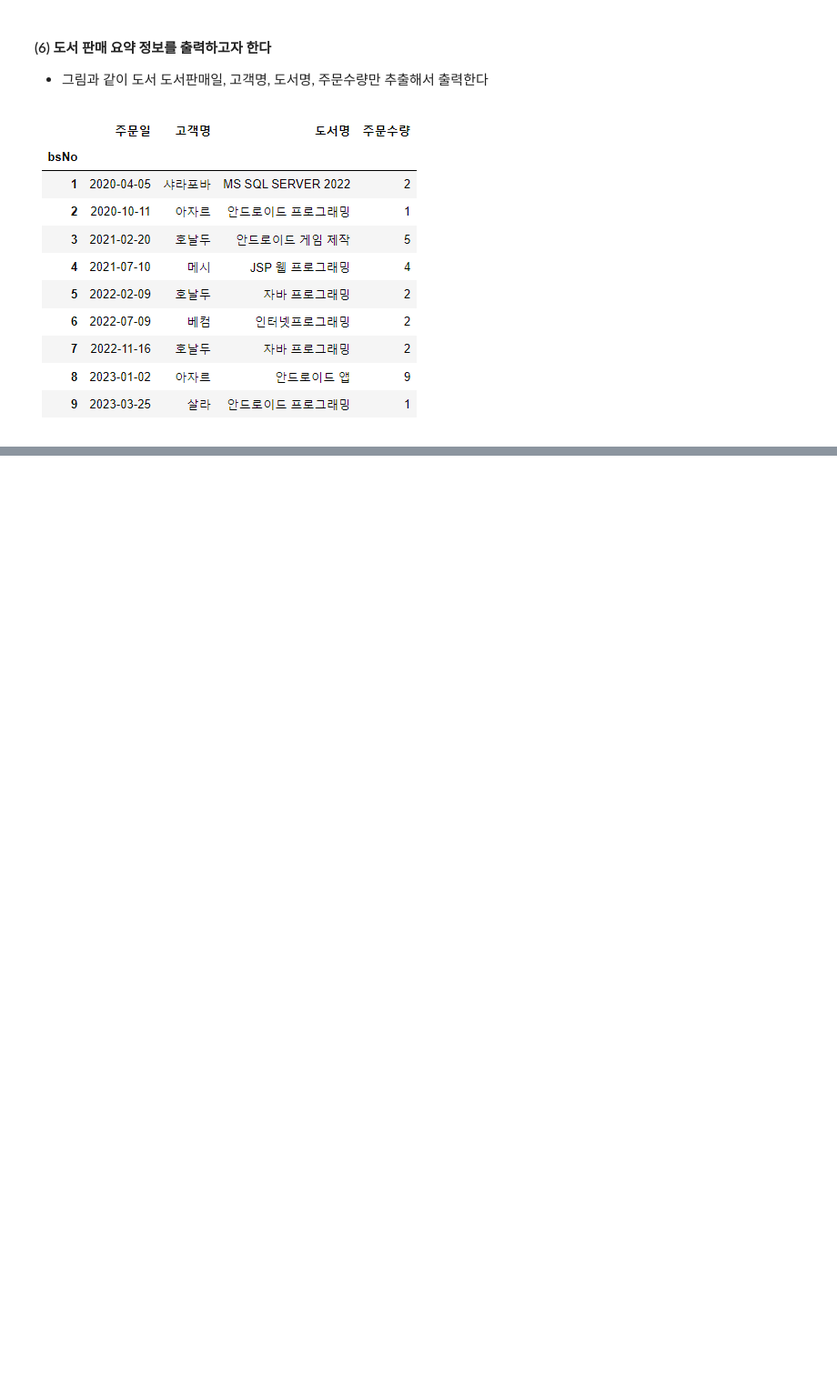
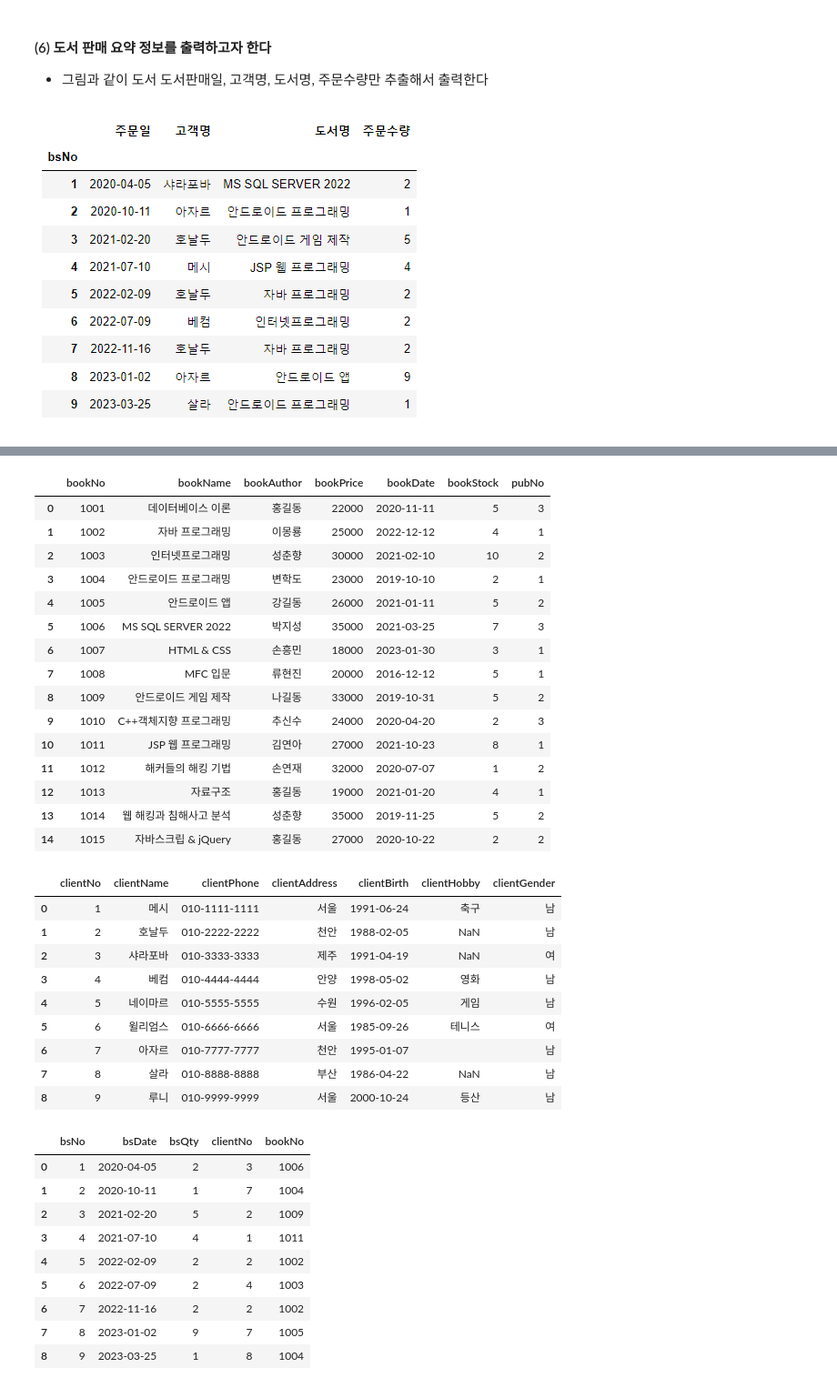
Before and after one commit to BangSungjoon/TIL, a Jupyter notebook: AIWorkspace/source_code/10_판다스 (데이터프레임) 병합-연습문제.ipynb, the cells around one changed output, grey strips where cells are left out. Shown: that part at 91% size. Drawn from its saved outputs; the diff is of its cells as text; code cells hidden in the pictures; blank space fills up the shorter version.

```diff
--- a/AIWorkspace/source_code/10_판다스 (데이터프레임) 병합-연습문제.ipynb
+++ b/AIWorkspace/source_code/10_판다스 (데이터프레임) 병합-연습문제.ipynb
@@ -173,0 +343,45 @@ df2 = pd.DataFrame({
+# %%
+# 방법3 : 인덱스 지정하지 않고 파일 읽은 경우
+book = pd.read_csv('../data/book.csv')
+client = pd.read_csv('../data/client.csv')
+bookSale = pd.read_csv('../data/bookSale.csv')
+book
+client
+bookSale
+# %% [output]
+|  | bookNo | bookName | bookAuthor | bookPrice | bookDate | bookStock | pubNo |
+| 0 | 1001 | 데이터베이스 이론 | 홍길동 | 22000 | 2020-11-11 | 5 | 3 |
+| 1 | 1002 | 자바 프로그래밍 | 이몽룡 | 25000 | 2022-12-12 | 4 | 1 |
+| 2 | 1003 | 인터넷프로그래밍 | 성춘향 | 30000 | 2021-02-10 | 10 | 2 |
+| 3 | 1004 | 안드로이드 프로그래밍 | 변학도 | 23000 | 2019-10-10 | 2 | 1 |
+| 4 | 1005 | 안드로이드 앱 | 강길동 | 26000 | 2021-01-11 | 5 | 2 |
+| 5 | 1006 | MS SQL SERVER 2022 | 박지성 | 35000 | 2021-03-25 | 7 | 3 |
+| 6 | 1007 | HTML & CSS | 손흥민 | 18000 | 2023-01-30 | 3 | 1 |
+| 7 | 1008 | MFC 입문 | 류현진 | 20000 | 2016-12-12 | 5 | 1 |
+| 8 | 1009 | 안드로이드 게임 제작 | 나길동 | 33000 | 2019-10-31 | 5 | 2 |
+| 9 | 1010 | C++객체지향 프로그래밍 | 추신수 | 24000 | 2020-04-20 | 2 | 3 |
+| 10 | 1011 | JSP 웹 프로그래밍 | 김연아 | 27000 | 2021-10-23 | 8 | 1 |
+| 11 | 1012 | 해커들의 해킹 기법 | 손연재 | 32000 | 2020-07-07 | 1 | 2 |
+| 12 | 1013 | 자료구조 | 홍길동 | 19000 | 2021-01-20 | 4 | 1 |
+| 13 | 1014 | 웹 해킹과 침해사고 분석 | 성춘향 | 35000 | 2019-11-25 | 5 | 2 |
+| 14 | 1015 | 자바스크립 & jQuery | 홍길동 | 27000 | 2020-10-22 | 2 | 2 |
+|  | clientNo | clientName | clientPhone | clientAddress | clientBirth | clientHobby | clientGender |
+| 0 | 1 | 메시 | 010-1111-1111 | 서울 | 1991-06-24 | 축구 | 남 |
+| 1 | 2 | 호날두 | 010-2222-2222 | 천안 | 1988-02-05 | NaN | 남 |
+| 2 | 3 | 샤라포바 | 010-3333-3333 | 제주 | 1991-04-19 | NaN | 여 |
+| 3 | 4 | 베컴 | 010-4444-4444 | 안양 | 1998-05-02 | 영화 | 남 |
+| 4 | 5 | 네이마르 | 010-5555-5555 | 수원 | 1996-02-05 | 게임 | 남 |
+| 5 | 6 | 윌리엄스 | 010-6666-6666 | 서울 | 1985-09-26 | 테니스 | 여 |
+| 6 | 7 | 아자르 | 010-7777-7777 | 천안 | 1995-01-07 |  | 남 |
+| 7 | 8 | 살라 | 010-8888-8888 | 부산 | 1986-04-22 | NaN | 남 |
+| 8 | 9 | 루니 | 010-9999-9999 | 서울 | 2000-10-24 | 등산 | 남 |
+|  | bsNo | bsDate | bsQty | clientNo | bookNo |
+| 0 | 1 | 2020-04-05 | 2 | 3 | 1006 |
+| 1 | 2 | 2020-10-11 | 1 | 7 | 1004 |
+| 2 | 3 | 2021-02-20 | 5 | 2 | 1009 |
+| 3 | 4 | 2021-07-10 | 4 | 1 | 1011 |
+| 4 | 5 | 2022-02-09 | 2 | 2 | 1002 |
+| 5 | 6 | 2022-07-09 | 2 | 4 | 1003 |
+| 6 | 7 | 2022-11-16 | 2 | 2 | 1002 |
+| 7 | 8 | 2023-01-02 | 9 | 7 | 1005 |
+| 8 | 9 | 2023-03-25 | 1 | 8 | 1004 |
```
Also changed, not shown: parts of 12 cells of this notebook, 3 other files.
